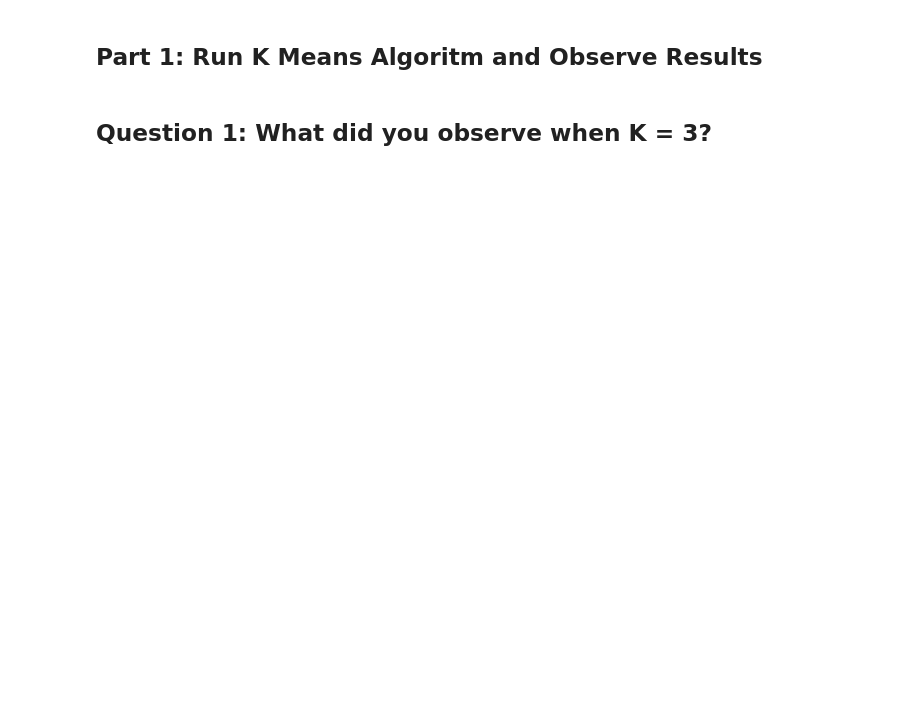
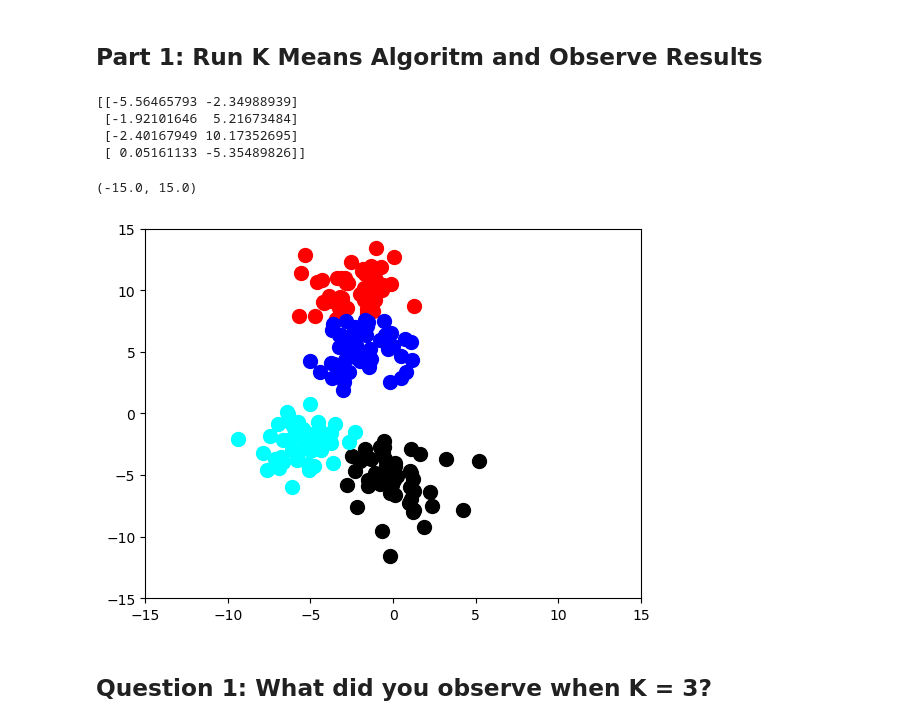
Before and after one commit to martinkent2003/Data-Science-Projects, a Jupyter notebook: HW2LAB/Lab_2.ipynb, the cells around one changed output. Saved outputs shown, nothing was run; the diff lists cells and outputs as text; code cells hidden in the pictures; blank space fills up the shorter version.

```diff
--- a/HW2LAB/Lab_2.ipynb
+++ b/HW2LAB/Lab_2.ipynb
@@ -27,21 +46,30 @@ plt.ylim(-15,15)
 from sklearn.cluster import KMeans
 
 # create kmeans object
-kmeans = KMeans(n_clusters=3)
+kmeans = KMeans(n_clusters=4)
 # fit kmeans object to data
 kmeans.fit(points)
 # print location of clusters learned by kmeans object
 print(kmeans.cluster_centers_)
 # save new clusters for chart
 y_km = kmeans.fit_predict(points)
+# %% [output]
+[[-5.56465793 -2.34988939]
+ [-1.92101646  5.21673484]
+ [-2.40167949 10.17352695]
+ [ 0.05161133 -5.35489826]]
 # %%
 # print points in each cluster with a unique color
 plt.scatter(points[y_km ==0,0], points[y_km == 0,1], s=100, c='red')
 plt.scatter(points[y_km ==1,0], points[y_km == 1,1], s=100, c='black')
 plt.scatter(points[y_km ==2,0], points[y_km == 2,1], s=100, c='blue')
+plt.scatter(points[y_km ==3,0], points[y_km == 3,1], s=100, c='cyan')
 
 
 plt.xlim(-15,15)
 plt.ylim(-15,15)
+# %% [output]
+(-15.0, 15.0)
+[figure, added]
 # %% [markdown]
 ## Question 1: What did you observe when K = 3?
```
Also changed, not shown: parts of 15 cells of this notebook.
